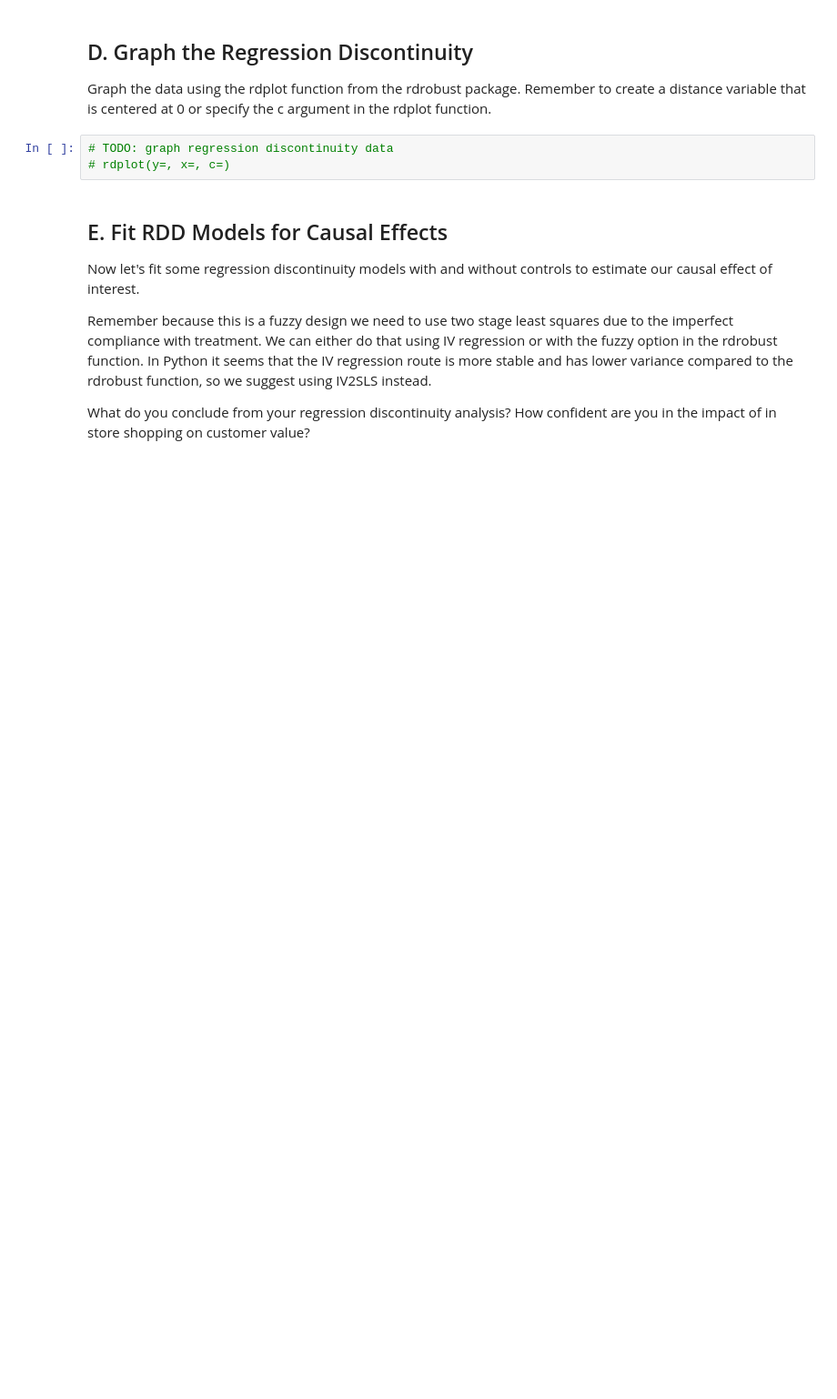
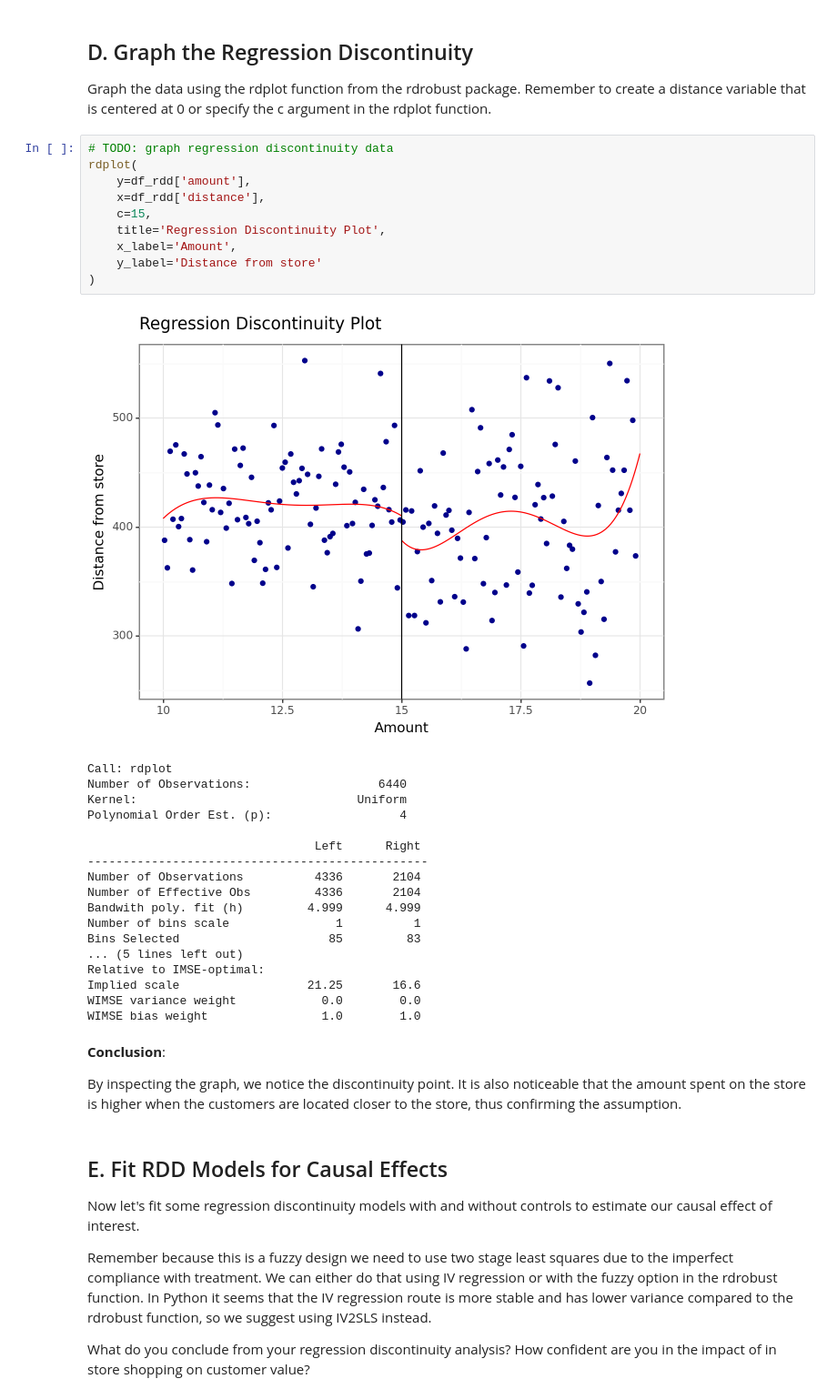
Before and after one commit to rctruta/Causal-Inference, a Jupyter notebook: Causal_Inference_for_DS_project2.ipynb, the cells around one changed output. Shown at 91% size. Cells and saved outputs as stored; diff of their text form; blank space fills up the shorter version.

```diff
--- a/Causal_Inference_for_DS_project2.ipynb
+++ b/Causal_Inference_for_DS_project2.ipynb
@@ -515,7 +577,37 @@ If they are not balanced, do you think this is a sign that people can manipulate
 Graph the data using the rdplot function from the rdrobust package. Remember to create a distance variable that is centered at 0 or specify the c argument in the rdplot function.
 # %%
 # TODO: graph regression discontinuity data
-# rdplot(y=, x=, c=)
+rdplot(
+    y=df_rdd['amount'],
+    x=df_rdd['distance'],
+    c=15,
+    title='Regression Discontinuity Plot',
+    x_label='Amount',
+    y_label='Distance from store'
+)
+# %% [output]
+[figure, added]
+Call: rdplot
+Number of Observations:                  6440
+Kernel:                               Uniform
+Polynomial Order Est. (p):                  4
+
+                                Left      Right
+------------------------------------------------
+Number of Observations          4336       2104
+Number of Effective Obs         4336       2104
+Bandwith poly. fit (h)         4.999      4.999
+Number of bins scale               1          1
+Bins Selected                     85         83
+... (5 lines left out)
+Relative to IMSE-optimal:
+Implied scale                  21.25       16.6
+WIMSE variance weight            0.0        0.0
+WIMSE bias weight                1.0        1.0
+# %% [markdown]
+**Conclusion**:
+
+By inspecting the graph, we notice the discontinuity point. It is also noticeable that the amount spent on the store is higher when the customers are located closer to the store, thus confirming the assumption.
 # %% [markdown]
 ## E. Fit RDD Models for Causal Effects
 
```
Also changed, not shown: parts of 27 cells of this notebook.
